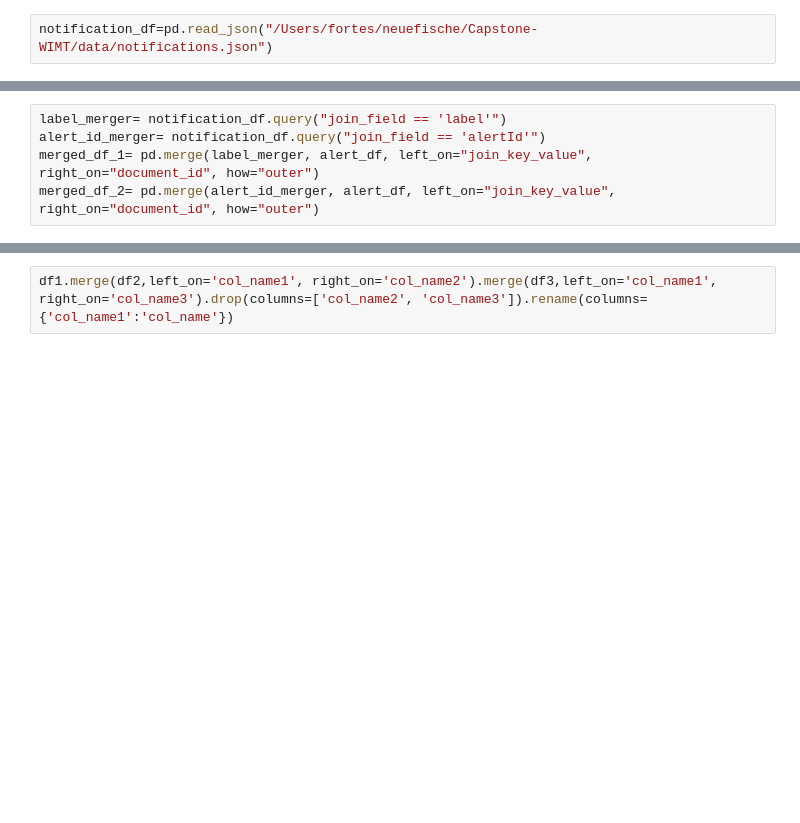
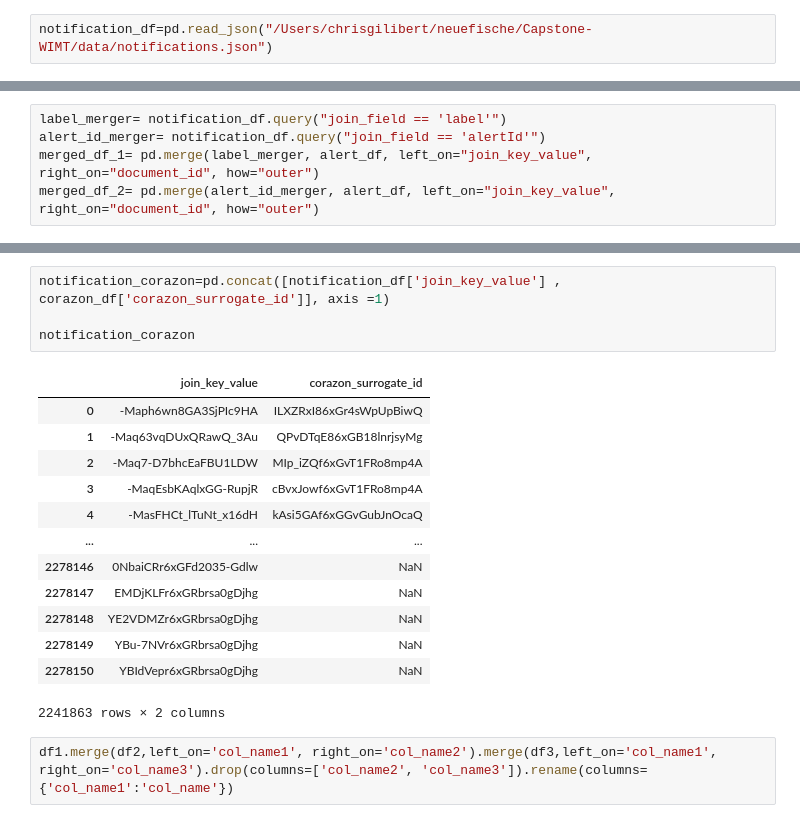
Before and after one commit to ComMutants/Capstone-WIMT, a Jupyter notebook: notebooks/WIMT_Capstone.ipynb, the cells around one changed output, grey strips where cells are left out. Saved outputs shown, nothing was run; the diff lists cells and outputs as text; blank space fills up the shorter version.

```diff
--- a/notebooks/WIMT_Capstone.ipynb
+++ b/notebooks/WIMT_Capstone.ipynb
@@ -14,2 +16,2 @@ alert_df=pd.read_json("/Users/fortes/neuefische/Capstone-WIMT/data/alerts.json")
 # %%
-notification_df=pd.read_json("/Users/fortes/neuefische/Capstone-WIMT/data/notifications.json")
+notification_df=pd.read_json("/Users/chrisgilibert/neuefische/Capstone-WIMT/data/notifications.json")
@@ -146,3 +211,21 @@ alert_corazon
+# %%
+notification_corazon=pd.concat([notification_df['join_key_value'] , corazon_df['corazon_surrogate_id']], axis =1)
+
+notification_corazon
+# %% [output]
+|  | join_key_value | corazon_surrogate_id |
+| 0 | -Maph6wn8GA3SjPIc9HA | ILXZRxI86xGr4sWpUpBiwQ |
+| 1 | -Maq63vqDUxQRawQ_3Au | QPvDTqE86xGB18lnrjsyMg |
+| 2 | -Maq7-D7bhcEaFBU1LDW | MIp_iZQf6xGvT1FRo8mp4A |
+| 3 | -MaqEsbKAqlxGG-RupjR | cBvxJowf6xGvT1FRo8mp4A |
+| 4 | -MasFHCt_lTuNt_x16dH | kAsi5GAf6xGGvGubJnOcaQ |
+| ... | ... | ... |
+| 2278146 | 0NbaiCRr6xGFd2035-Gdlw | NaN |
+| 2278147 | EMDjKLFr6xGRbrsa0gDjhg | NaN |
+| 2278148 | YE2VDMZr6xGRbrsa0gDjhg | NaN |
+| 2278149 | YBu-7NVr6xGRbrsa0gDjhg | NaN |
+| 2278150 | YBIdVepr6xGRbrsa0gDjhg | NaN |
+2241863 rows × 2 columns
 # %%
 df1.merge(df2,left_on='col_name1', right_on='col_name2').merge(df3,left_on='col_name1', right_on='col_name3').drop(columns=['col_name2', 'col_name3']).rename(columns={'col_name1':'col_name'})
 # %%
```
Also changed, not shown: parts of 23 cells of this notebook.
